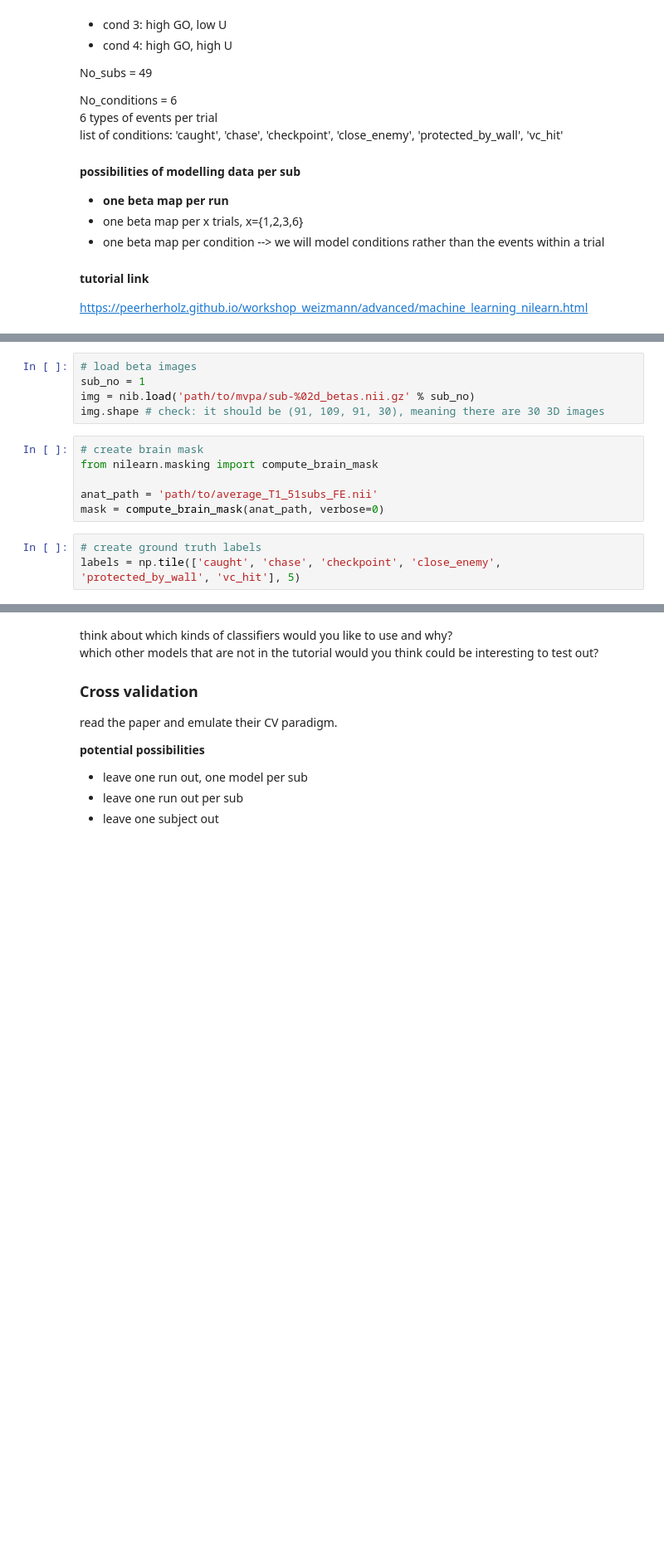
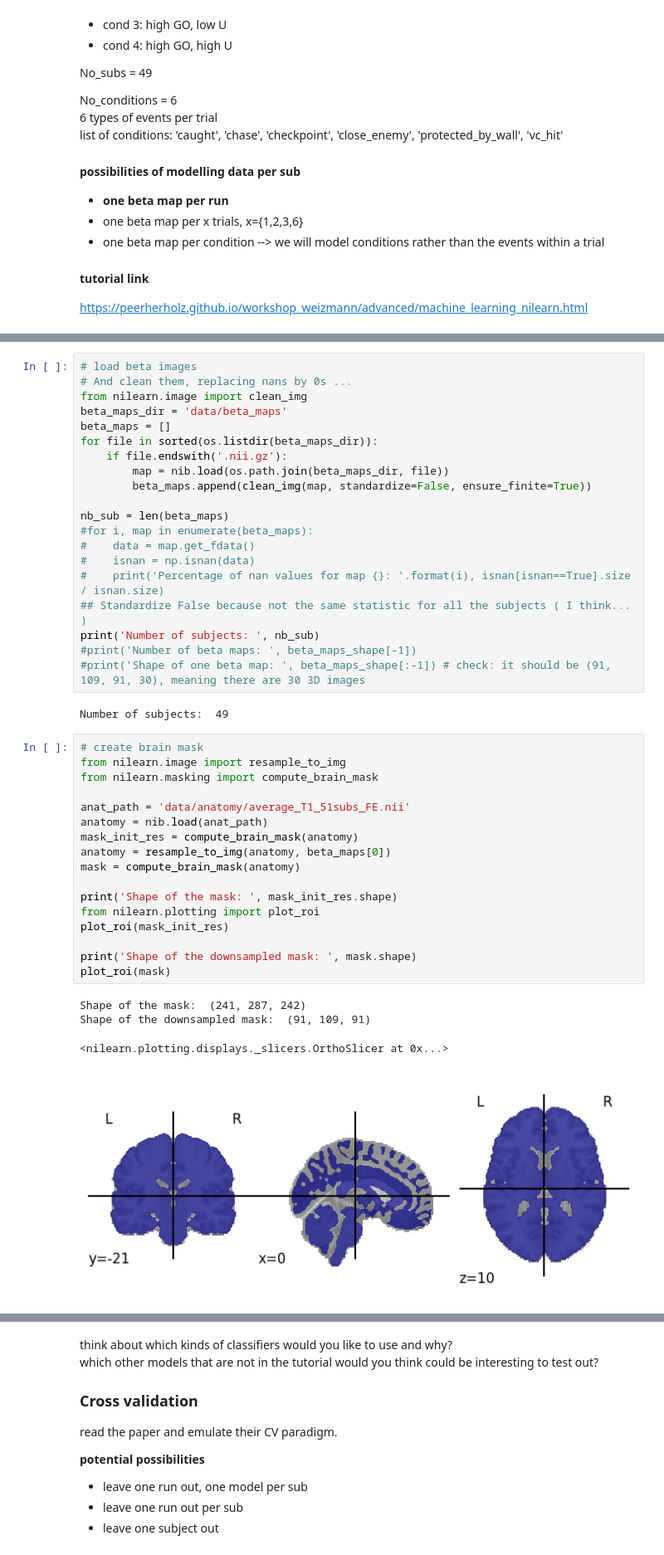
Before and after one commit to Alicia-max/MVPA_fMRI-Analysis, a Jupyter notebook: MVPA.ipynb, the cells around one changed output, grey strips where cells are left out. Shown: that part at 83% size. Cells and saved outputs as stored; diff of their text form; blank space fills up the shorter version.

```diff
--- a/MVPA.ipynb
+++ b/MVPA.ipynb
@@ -26,14 +30,44 @@ https://peerherholz.github.io/workshop_weizmann/advanced/machine_learning_nilear
 # %%
 # load beta images
-sub_no = 1
-img = nib.load('path/to/mvpa/sub-%02d_betas.nii.gz' % sub_no)
-img.shape # check: it should be (91, 109, 91, 30), meaning there are 30 3D images
+# And clean them, replacing nans by 0s ...
+from nilearn.image import clean_img
+beta_maps_dir = 'data/beta_maps'
+beta_maps = []
+for file in sorted(os.listdir(beta_maps_dir)):
+    if file.endswith('.nii.gz'):
+        map = nib.load(os.path.join(beta_maps_dir, file))
+        beta_maps.append(clean_img(map, standardize=False, ensure_finite=True))
+
+nb_sub = len(beta_maps)
+#for i, map in enumerate(beta_maps):
+#    data = map.get_fdata()
+#    isnan = np.isnan(data)
+#    print('Percentage of nan values for map {}: '.format(i), isnan[isnan==True].size / isnan.size)
+## Standardize False because not the same statistic for all the subjects ( I think... )
+print('Number of subjects: ', nb_sub)
+#print('Number of beta maps: ', beta_maps_shape[-1])
+#print('Shape of one beta map: ', beta_maps_shape[:-1]) # check: it should be (91, 109, 91, 30), meaning there are 30 3D images
+# %% [output]
+Number of subjects:  49
-# %%
-# create brain mask
-from nilearn.masking import compute_brain_mask
-
-anat_path = 'path/to/average_T1_51subs_FE.nii'
-mask = compute_brain_mask(anat_path, verbose=0)
-# %%
-# create ground truth labels
-labels = np.tile(['caught', 'chase', 'checkpoint', 'close_enemy', 'protected_by_wall', 'vc_hit'], 5)
+# %%
+# create brain mask
+from nilearn.image import resample_to_img
+from nilearn.masking import compute_brain_mask
+
+anat_path = 'data/anatomy/average_T1_51subs_FE.nii'
+anatomy = nib.load(anat_path)
+mask_init_res = compute_brain_mask(anatomy)
+anatomy = resample_to_img(anatomy, beta_maps[0])
+mask = compute_brain_mask(anatomy)
+
+print('Shape of the mask: ', mask_init_res.shape)
+from nilearn.plotting import plot_roi
+plot_roi(mask_init_res)
+
+print('Shape of the downsampled mask: ', mask.shape)
+plot_roi(mask)
+# %% [output]
+Shape of the mask:  (241, 287, 242)
+Shape of the downsampled mask:  (91, 109, 91)
+<nilearn.plotting.displays._slicers.OrthoSlicer at 0x...>
+[figure, added]
```
Also changed, not shown: parts of 13 cells of this notebook, 1 other file.
